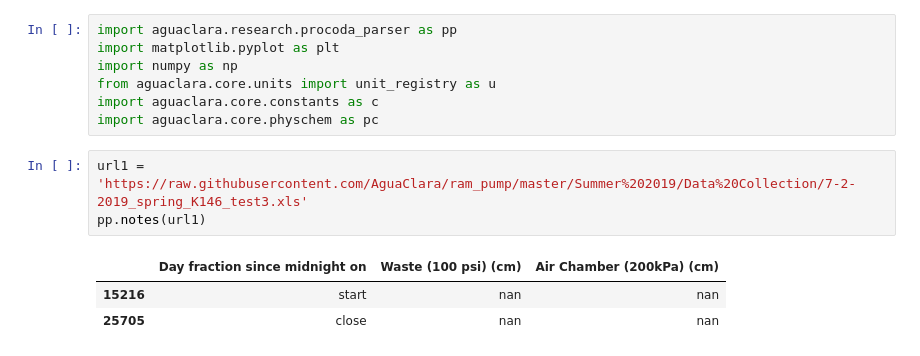
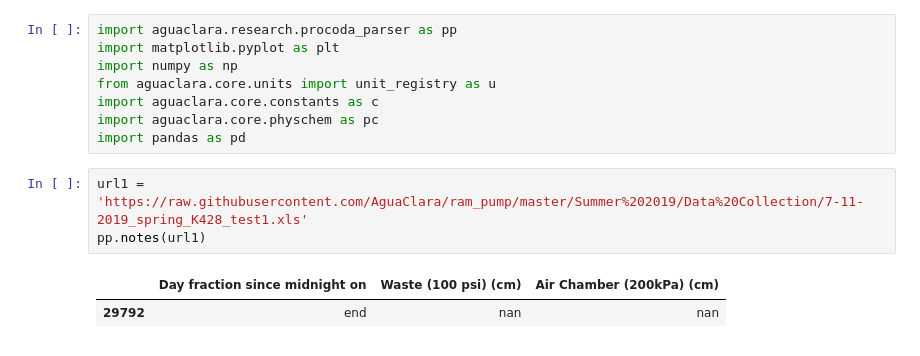
Before and after one commit to AguaClara/ram_pump, a Jupyter notebook: Summer 2019/data_analysis.ipynb, the cells around one changed output. Cells and saved outputs as stored; diff of their text form.

```diff
--- a/Summer 2019/data_analysis.ipynb
+++ b/Summer 2019/data_analysis.ipynb
@@ -9,13 +30,13 @@ import numpy as np
 from aguaclara.core.units import unit_registry as u
 import aguaclara.core.constants as c
 import aguaclara.core.physchem as pc
+import pandas as pd
 # %%
-url1 = 'https://raw.githubusercontent.com/AguaClara/ram_pump/master/Summer%202019/Data%20Collection/7-2-2019_spring_K146_test3.xls'
+url1 = 'https://raw.githubusercontent.com/AguaClara/ram_pump/master/Summer%202019/Data%20Collection/7-11-2019_spring_K428_test1.xls'
 pp.notes(url1)
 # %% [output]
 |  | Day fraction since midnight on | Waste (100 psi) (cm) | Air Chamber (200kPa) (cm) |
-| 15216 | start | nan | nan |
-| 25705 | close | nan | nan |
+| 29792 | end | nan | nan |
 # %%
 start = 15217 #should be more than 'start'
 end = 25704 #should be less than 'stop'
```
Also changed, not shown: parts of 14 cells of this notebook.
